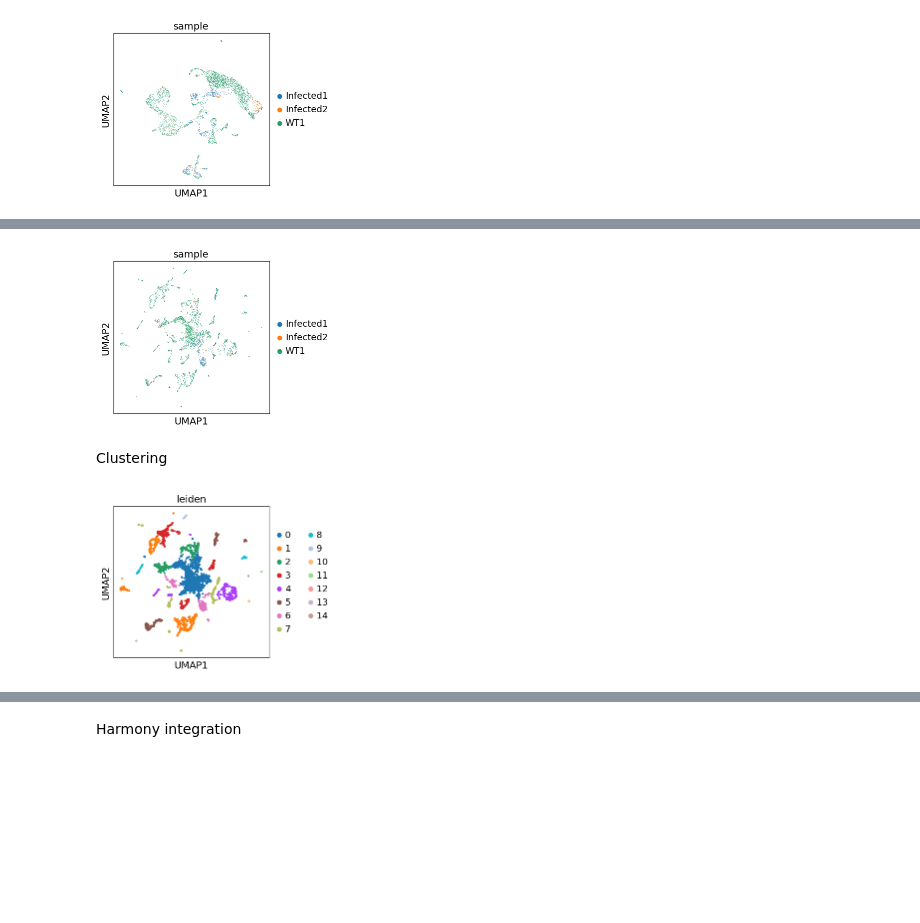
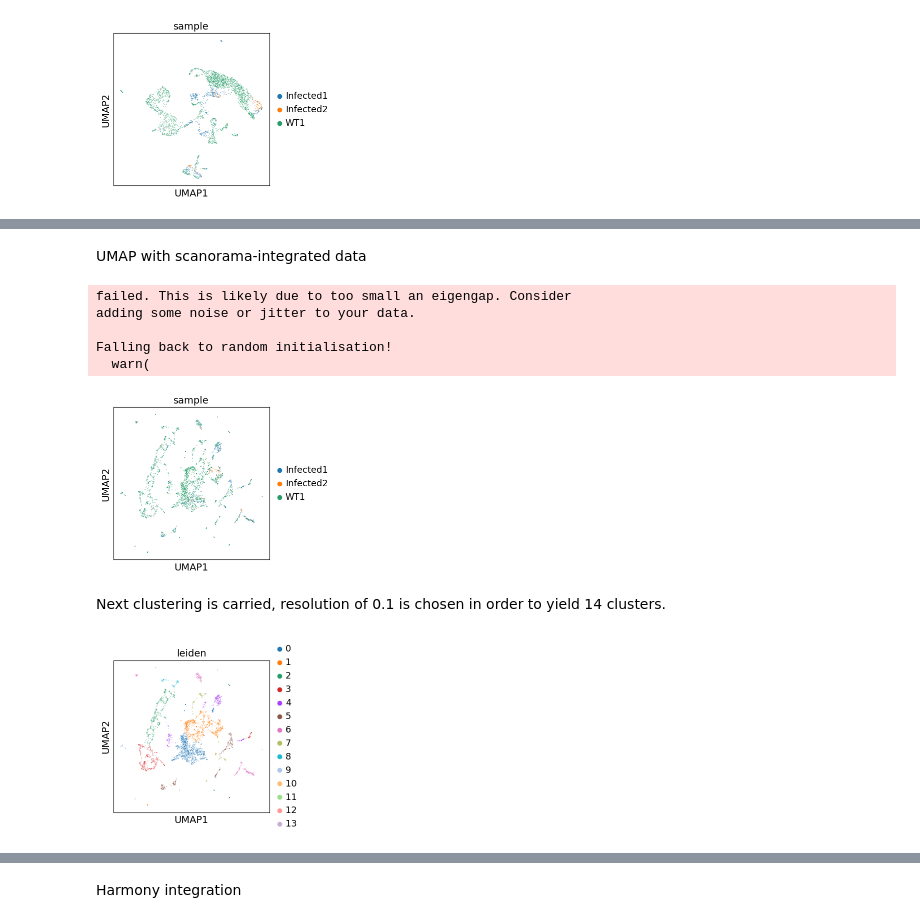
Before and after one commit to CorwinAnsley/biol5177_work, a Jupyter notebook: cw_2/cw_analysis.ipynb, the cells around one changed output, grey strips where cells are left out. Saved outputs shown, nothing was run; the diff lists cells and outputs as text; code cells hidden in the pictures; blank space fills up the shorter version.

```diff
--- a/cw_2/cw_analysis.ipynb
+++ b/cw_2/cw_analysis.ipynb
@@ -182,24 +165,20 @@ WARNING: consider updating your call to make use of `computation`
+# %% [markdown]
+UMAP with scanorama-integrated data
 # %%
-#print(adata_integrated)
-#adata.obsm['X_scanorama']
-
-#sc.pp.neighbors(adata_integrated, use_rep="X_scanorama")
-#sc.tl.umap(adata_integrated)
-#sc.pl.umap(
-#    adata_integrated,
-#    color="sample",
-#    size=2,
-#    return_fig=True
-#).savefig('./plots/i_umap.pdf', bbox_inches='tight')
-
-run_umap(adata_integrated,'./plots/i_umap.pdf', use_rep="X_scanorama")
+# Run UMAP on integrated data
+run_umap(adata_integrated,'./figures/scano_umap.pdf', use_rep="X_scanorama")
 # %% [output]
+failed. This is likely due to too small an eigengap. Consider
+adding some noise or jitter to your data.
+
+Falling back to random initialisation!
+  warn(
-[figure, old version]
+[figure, new version]
 # %% [markdown]
-Clustering
+Next clustering is carried, resolution of 0.1 is chosen in order to yield 14 clusters.
 # %%
-sc.tl.leiden(adata_integrated, resolution=0.1, n_iterations=-1) #sc.tl.leiden(adata_integrated, resolution=0.044, n_iterations=-1)
-sc.pl.umap(adata_integrated, color=["leiden"], return_fig=True).savefig('./plots/i_umap_clusters.pdf', bbox_inches='tight')
+sc.tl.leiden(adata_integrated, resolution=0.1, n_iterations=-1)
+sc.pl.umap(adata_integrated, color=["leiden"], size=2, return_fig=True).savefig('./figures/scano_umap_clusters.pdf', bbox_inches='tight')
 # %% [output]
-[figure, old version]
+[figure, new version]
 # %%
```
Also changed, not shown: parts of 21 cells of this notebook.
